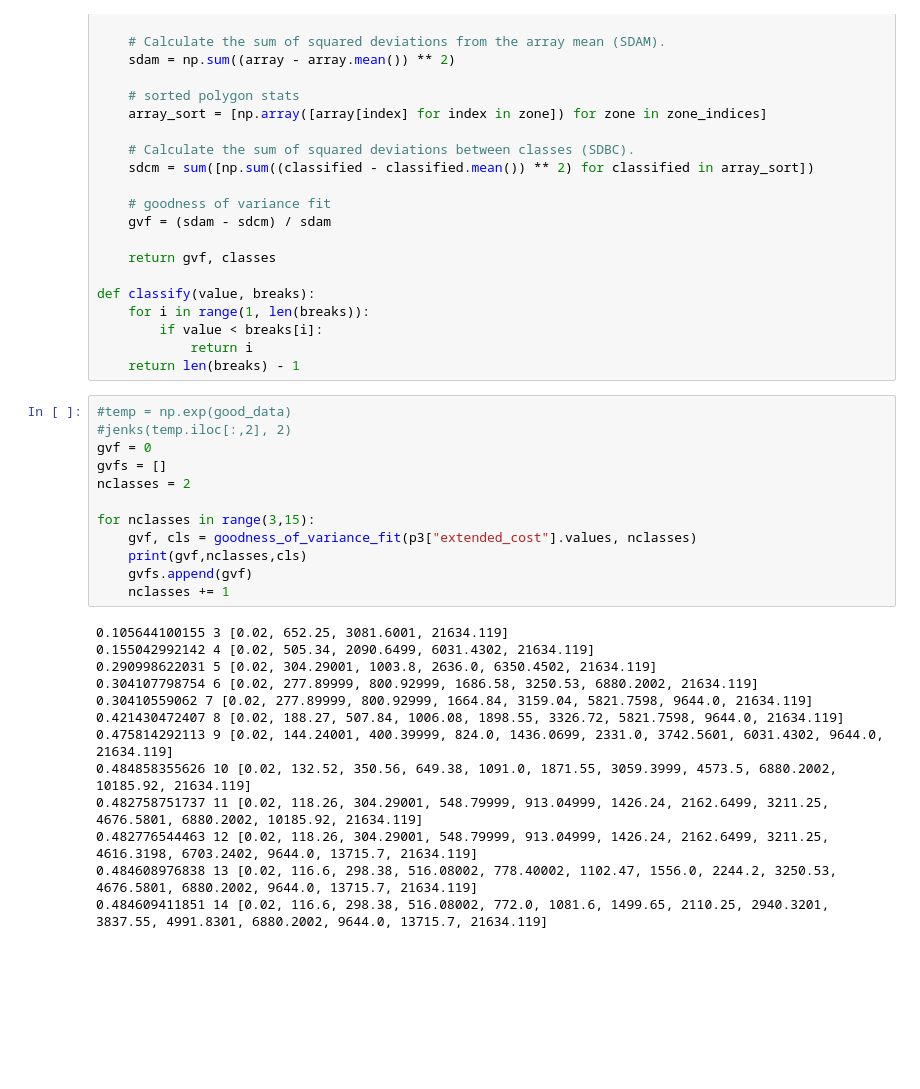
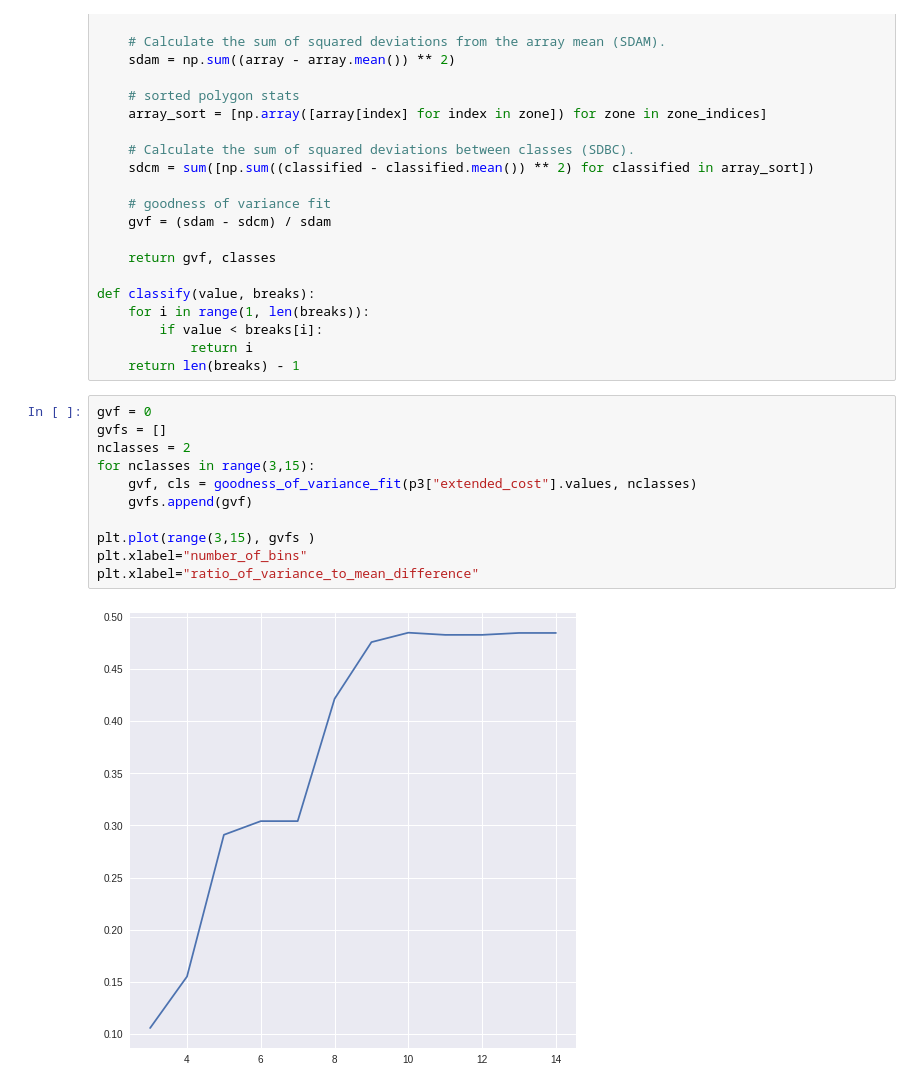
Before and after one commit to rpwr021/data-analysis-code-samples, a Jupyter notebook: TTInc_data_challenge.ipynb, the cells around one changed output. Drawn from its saved outputs; the diff is of its cells as text; blank space fills up the shorter version.

```diff
--- a/TTInc_data_challenge.ipynb
+++ b/TTInc_data_challenge.ipynb
@@ -607,27 +672,15 @@ def classify(value, breaks):
             return i
     return len(breaks) - 1
 # %%
-#temp = np.exp(good_data)
-#jenks(temp.iloc[:,2], 2)
 gvf = 0
 gvfs = []
 nclasses = 2
-
 for nclasses in range(3,15):
     gvf, cls = goodness_of_variance_fit(p3["extended_cost"].values, nclasses)
-    print(gvf,nclasses,cls)
     gvfs.append(gvf)
-    nclasses += 1
+
+plt.plot(range(3,15), gvfs )
+plt.xlabel="number_of_bins"
+plt.xlabel="ratio_of_variance_to_mean_difference"
 # %% [output]
-0.105644100155 3 [0.02, 652.25, 3081.6001, 21634.119]
-0.155042992142 4 [0.02, 505.34, 2090.6499, 6031.4302, 21634.119]
-0.290998622031 5 [0.02, 304.29001, 1003.8, 2636.0, 6350.4502, 21634.119]
-0.304107798754 6 [0.02, 277.89999, 800.92999, 1686.58, 3250.53, 6880.2002, 21634.119]
-0.30410559062 7 [0.02, 277.89999, 800.92999, 1664.84, 3159.04, 5821.7598, 9644.0, 21634.119]
-0.421430472407 8 [0.02, 188.27, 507.84, 1006.08, 1898.55, 3326.72, 5821.7598, 9644.0, 21634.119]
-0.475814292113 9 [0.02, 144.24001, 400.39999, 824.0, 1436.0699, 2331.0, 3742.5601, 6031.4302, 9644.0, 21634.119]
-0.484858355626 10 [0.02, 132.52, 350.56, 649.38, 1091.0, 1871.55, 3059.3999, 4573.5, 6880.2002, 10185.92, 21634.119]
-0.482758751737 11 [0.02, 118.26, 304.29001, 548.79999, 913.04999, 1426.24, 2162.6499, 3211.25, 4676.5801, 6880.2002, 10185.92, 21634.119]
-0.482776544463 12 [0.02, 118.26, 304.29001, 548.79999, 913.04999, 1426.24, 2162.6499, 3211.25, 4616.3198, 6703.2402, 9644.0, 13715.7, 21634.119]
-0.484608976838 13 [0.02, 116.6, 298.38, 516.08002, 778.40002, 1102.47, 1556.0, 2244.2, 3250.53, 4676.5801, 6880.2002, 9644.0, 13715.7, 21634.119]
-0.484609411851 14 [0.02, 116.6, 298.38, 516.08002, 772.0, 1081.6, 1499.65, 2110.25, 2940.3201, 3837.55, 4991.8301, 6880.2002, 9644.0, 13715.7, 21634.119]
+[figure, added]
```
Also changed, not shown: parts of 47 cells of this notebook, 1 other file.
